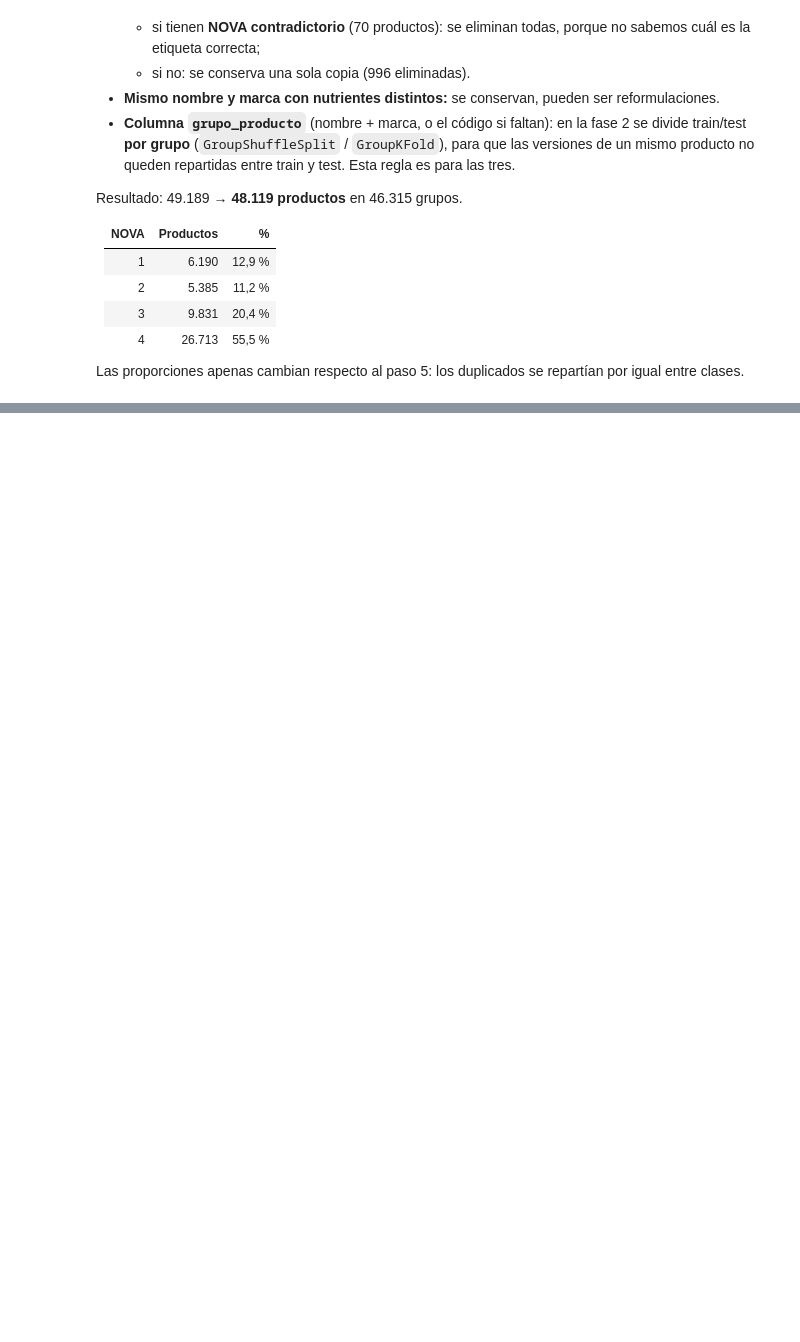
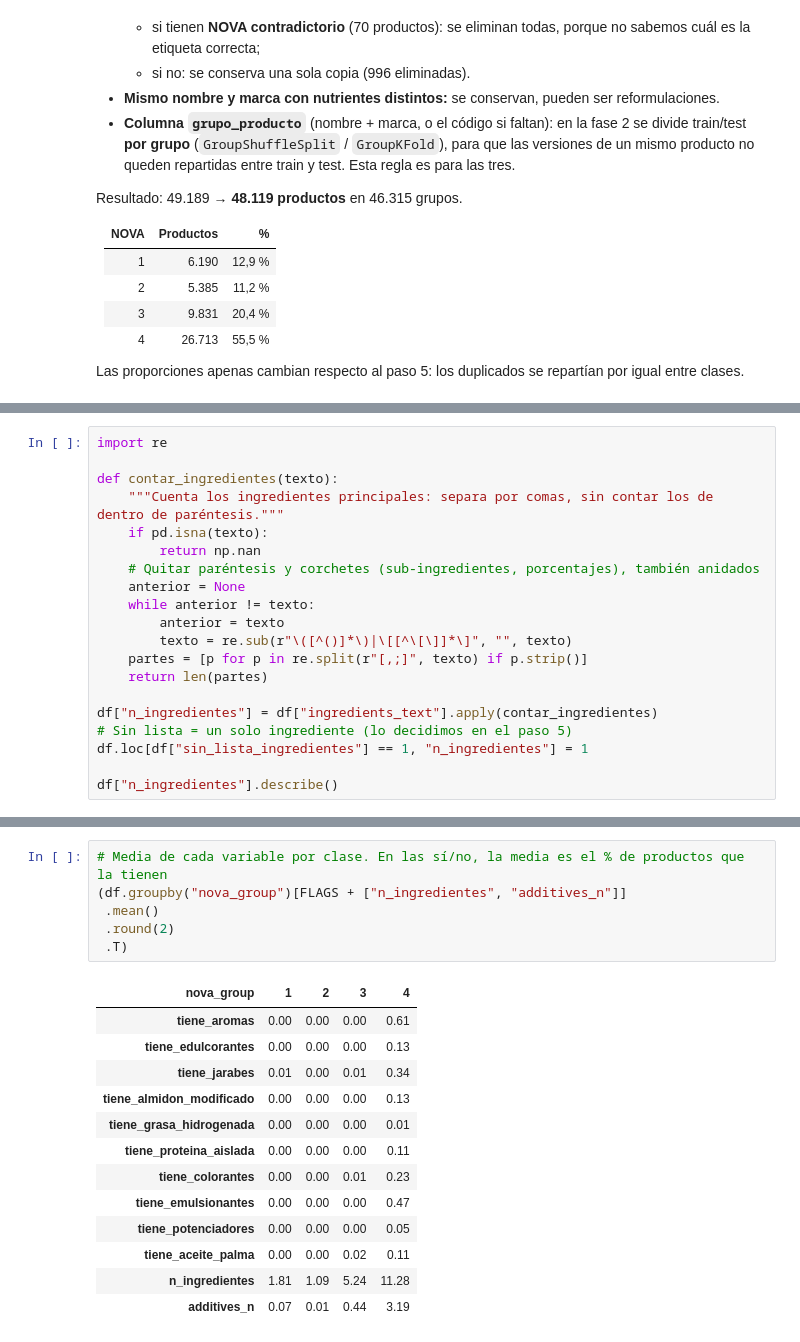
Before and after one commit to IA-P1-BCN/real-food-classifier, a Jupyter notebook: notebooks/01_eda.ipynb, the cells around one changed output, grey strips where cells are left out. Drawn from its saved outputs; the diff is of its cells as text; blank space fills up the shorter version.

Commit message:
feat(eda): create ingredient and additive features for NOVA (step 7)

```diff
--- a/notebooks/01_eda.ipynb
+++ b/notebooks/01_eda.ipynb
@@ -796,0 +835,20 @@ Las proporciones apenas cambian respecto al paso 5: los duplicados se repartían
+# %%
+import re
+
+def contar_ingredientes(texto):
+    """Cuenta los ingredientes principales: separa por comas, sin contar los de dentro de paréntesis."""
+    if pd.isna(texto):
+        return np.nan
+    # Quitar paréntesis y corchetes (sub-ingredientes, porcentajes), también anidados
+    anterior = None
+    while anterior != texto:
+        anterior = texto
+        texto = re.sub(r"\([^()]*\)|\[[^\[\]]*\]", "", texto)
+    partes = [p for p in re.split(r"[,;]", texto) if p.strip()]
+    return len(partes)
+
+df["n_ingredientes"] = df["ingredients_text"].apply(contar_ingredientes)
+# Sin lista = un solo ingrediente (lo decidimos en el paso 5)
+df.loc[df["sin_lista_ingredientes"] == 1, "n_ingredientes"] = 1
+
+df["n_ingredientes"].describe()
@@ -796,0 +865,20 @@ Las proporciones apenas cambian respecto al paso 5: los duplicados se repartían
+# %%
+# Media de cada variable por clase. En las sí/no, la media es el % de productos que la tienen
+(df.groupby("nova_group")[FLAGS + ["n_ingredientes", "additives_n"]]
+ .mean()
+ .round(2)
+ .T)
+# %% [output]
+| nova_group | 1 | 2 | 3 | 4 |
+| tiene_aromas | 0.00 | 0.00 | 0.00 | 0.61 |
+| tiene_edulcorantes | 0.00 | 0.00 | 0.00 | 0.13 |
+| tiene_jarabes | 0.01 | 0.00 | 0.01 | 0.34 |
+| tiene_almidon_modificado | 0.00 | 0.00 | 0.00 | 0.13 |
+| tiene_grasa_hidrogenada | 0.00 | 0.00 | 0.00 | 0.01 |
+| tiene_proteina_aislada | 0.00 | 0.00 | 0.00 | 0.11 |
+| tiene_colorantes | 0.00 | 0.00 | 0.01 | 0.23 |
+| tiene_emulsionantes | 0.00 | 0.00 | 0.00 | 0.47 |
+| tiene_potenciadores | 0.00 | 0.00 | 0.00 | 0.05 |
+| tiene_aceite_palma | 0.00 | 0.00 | 0.02 | 0.11 |
+| n_ingredientes | 1.81 | 1.09 | 5.24 | 11.28 |
+| additives_n | 0.07 | 0.01 | 0.44 | 3.19 |
```
Also changed, not shown: parts of 6 cells of this notebook.
